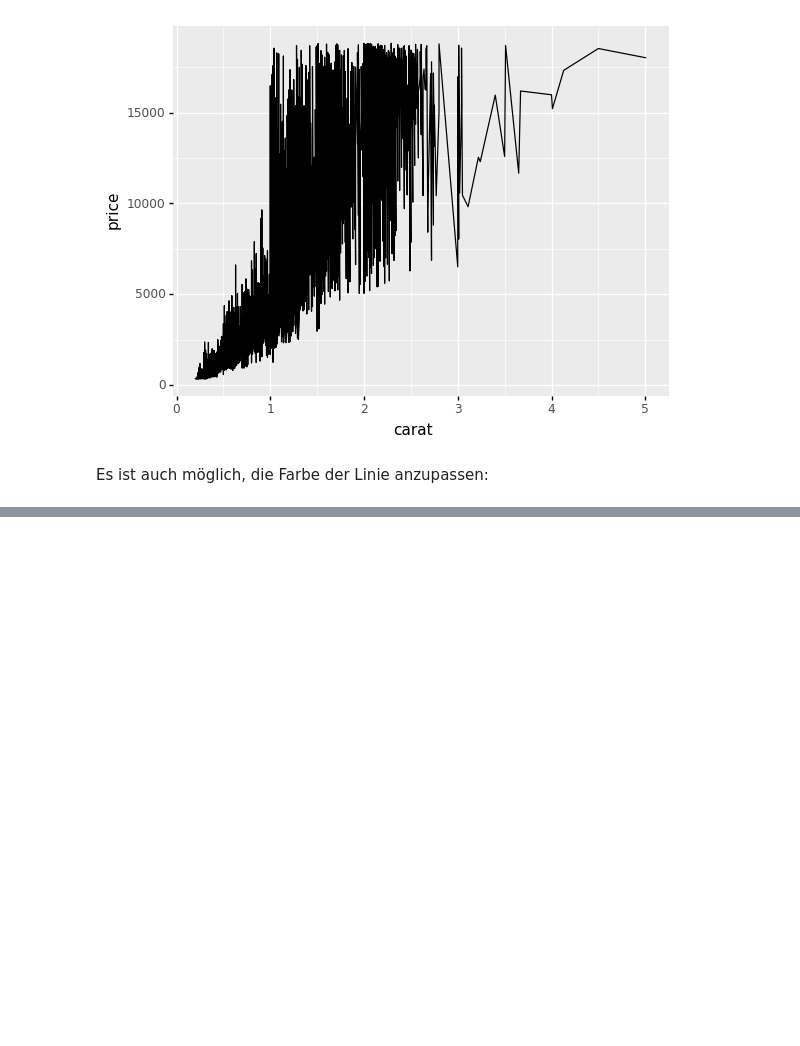
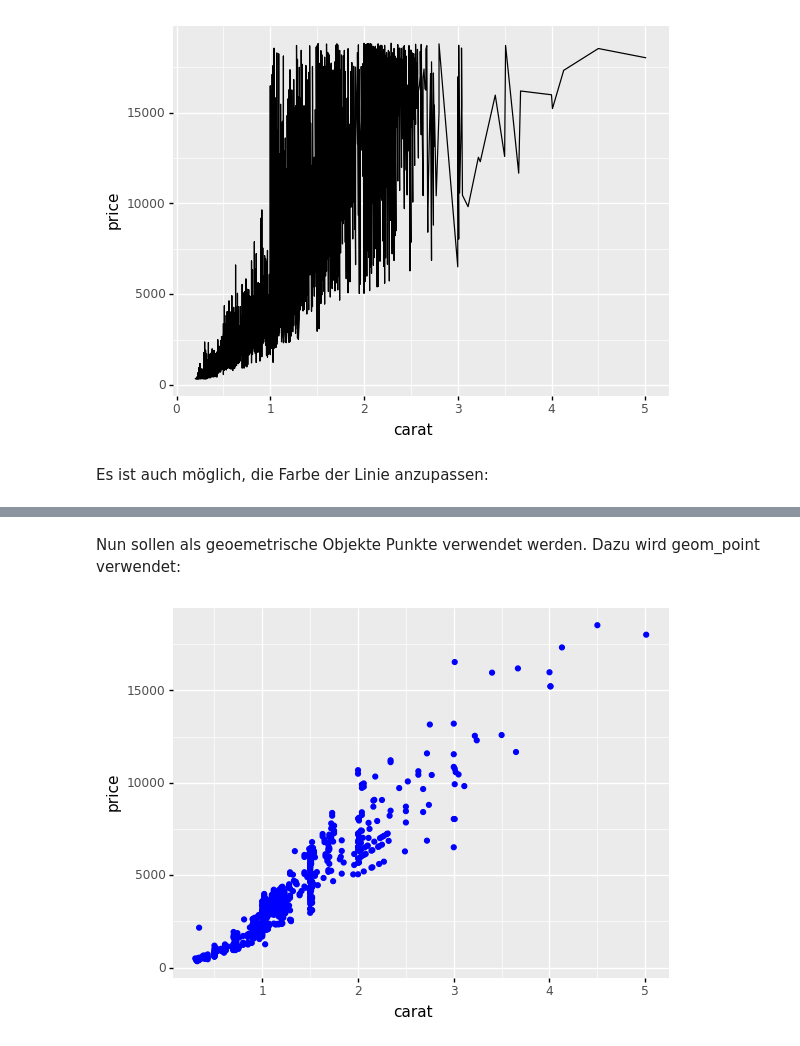
Before and after one commit to andreasstoll/2AM, a Jupyter notebook: ggplot.ipynb, the cells around one changed output, grey strips where cells are left out. Saved outputs shown, nothing was run; the diff lists cells and outputs as text; code cells hidden in the pictures; blank space fills up the shorter version.

```diff
--- a/ggplot.ipynb
+++ b/ggplot.ipynb
@@ -91,0 +108,8 @@ print(ggplot_objekt_mit_aes ) #Gibt die grafische Darstellung aus
+# %% [markdown]
+Nun sollen als geoemetrische Objekte Punkte verwendet werden. Dazu wird geom_point verwendet:
+# %%
+ggplot_objekt = ggplot(diamonds_i1,x="carat",y="price")
+ggplot_objekt = ggplot_objekt+geom_point(color="blue")
+print(ggplot_objekt)
+# %% [output]
+[figure, added]
```
Also changed, not shown: parts of 13 cells of this notebook, 2 other files.
